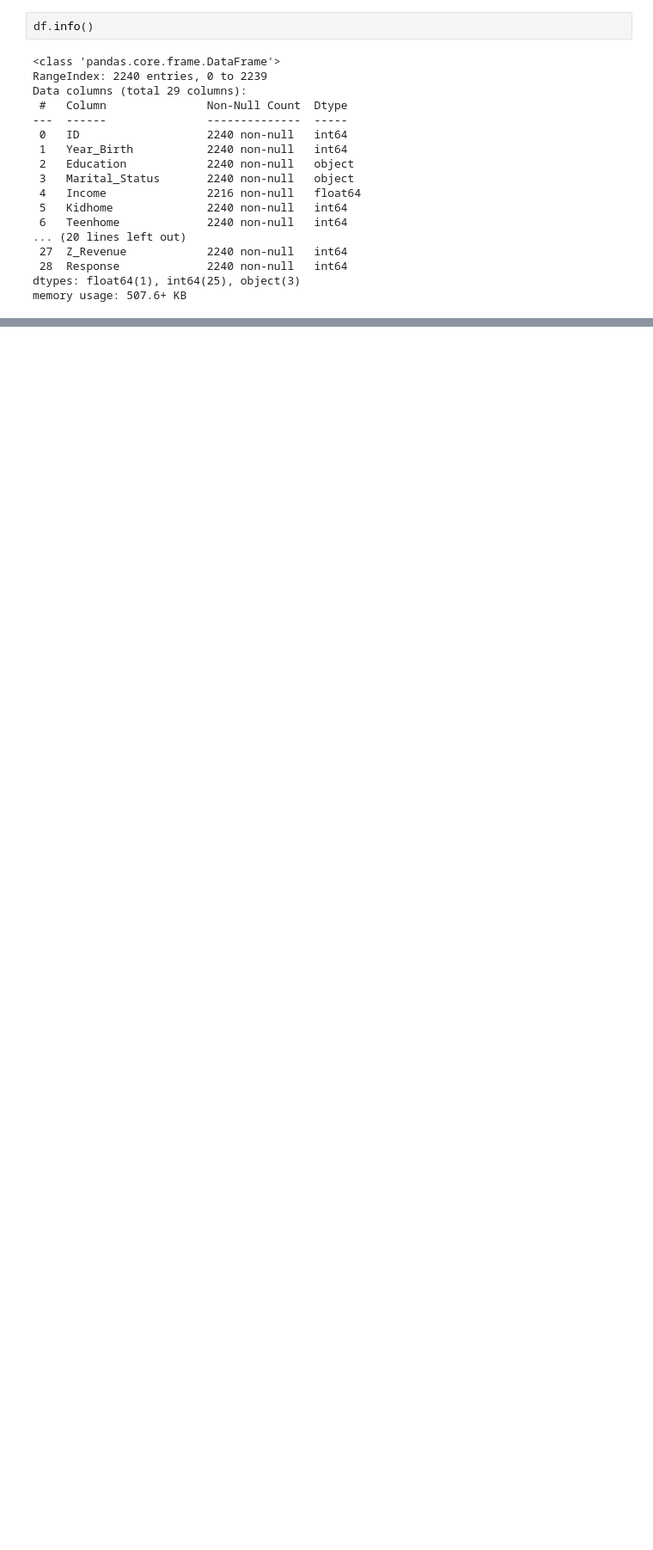
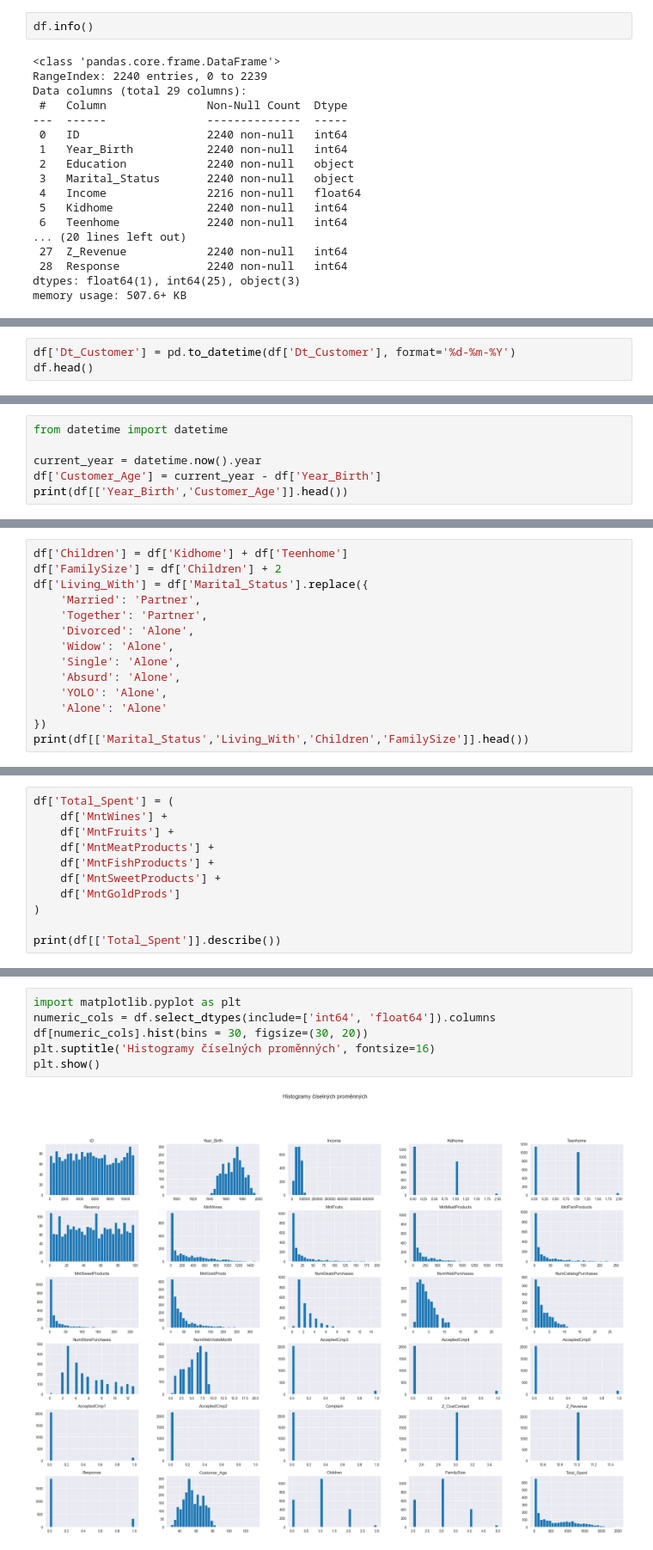
Before and after one commit to Kucharito/MachineLearning2, a Jupyter notebook: Projekt#1.ipynb, the cells around one changed output, grey strips where cells are left out. Shown at 86% size. Cells and saved outputs as stored; diff of their text form; blank space fills up the shorter version.

```diff
--- a/Projekt#1.ipynb
+++ b/Projekt#1.ipynb
@@ -44,0 +99,3 @@ memory usage: 507.6+ KB
+# %%
+df['Dt_Customer'] = pd.to_datetime(df['Dt_Customer'], format='%d-%m-%Y')
+df.head()
@@ -44,0 +110,6 @@ memory usage: 507.6+ KB
+# %%
+from datetime import datetime
+
+current_year = datetime.now().year
+df['Customer_Age'] = current_year - df['Year_Birth']
+print(df[['Year_Birth','Customer_Age']].head())
@@ -44,0 +123,14 @@ memory usage: 507.6+ KB
+# %%
+df['Children'] = df['Kidhome'] + df['Teenhome']
+df['FamilySize'] = df['Children'] + 2
+df['Living_With'] = df['Marital_Status'].replace({
+    'Married': 'Partner',
+    'Together': 'Partner',
+    'Divorced': 'Alone',
+    'Widow': 'Alone',
+    'Single': 'Alone',
+    'Absurd': 'Alone',
+    'YOLO': 'Alone',
+    'Alone': 'Alone'
+})
+print(df[['Marital_Status','Living_With','Children','FamilySize']].head())
@@ -44,0 +144,11 @@ memory usage: 507.6+ KB
+# %%
+df['Total_Spent'] = (
+    df['MntWines'] +
+    df['MntFruits'] +
+    df['MntMeatProducts'] +
+    df['MntFishProducts'] +
+    df['MntSweetProducts'] +
+    df['MntGoldProds']
+)
+
+print(df[['Total_Spent']].describe())
@@ -44,0 +192,8 @@ memory usage: 507.6+ KB
+# %%
+import matplotlib.pyplot as plt
+numeric_cols = df.select_dtypes(include=['int64', 'float64']).columns
+df[numeric_cols].hist(bins = 30, figsize=(30, 20))
+plt.suptitle('Histogramy číselných proměnných', fontsize=16)
+plt.show()
+# %% [output]
+[figure, added]
```
Also changed, not shown: parts of 28 cells of this notebook.
